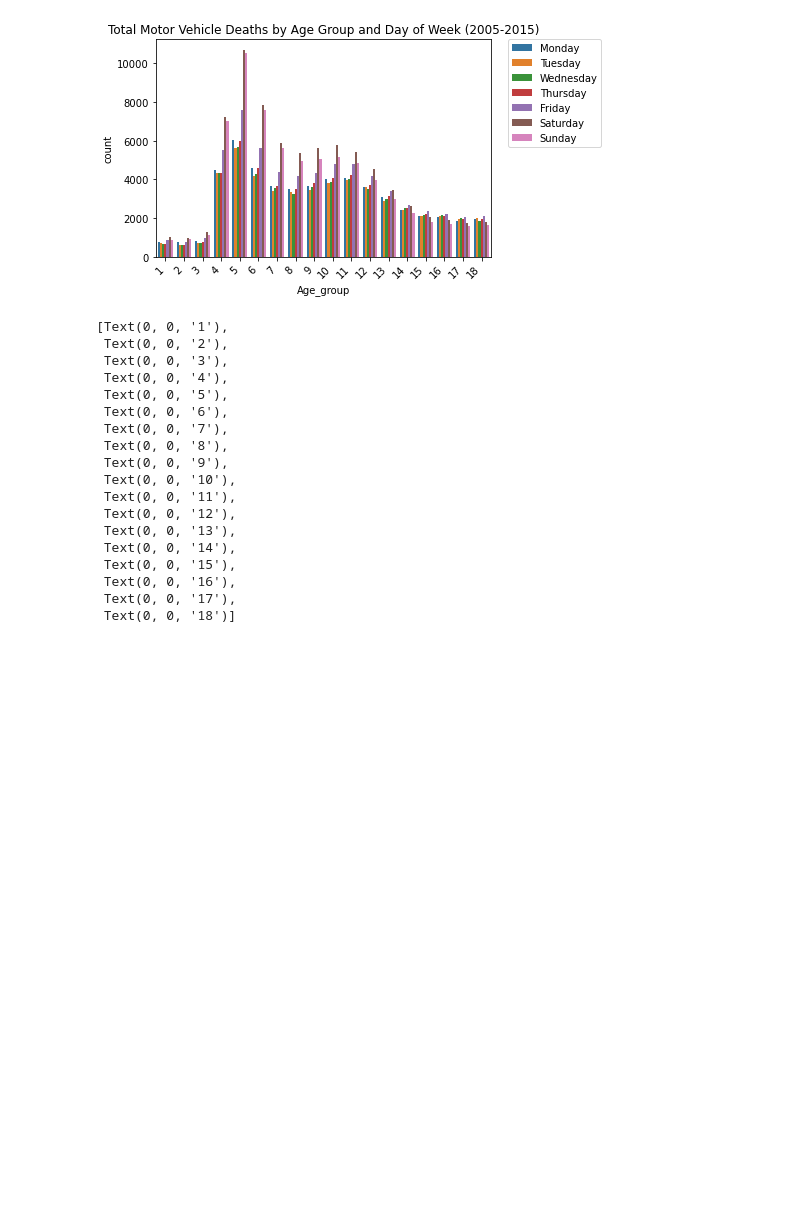
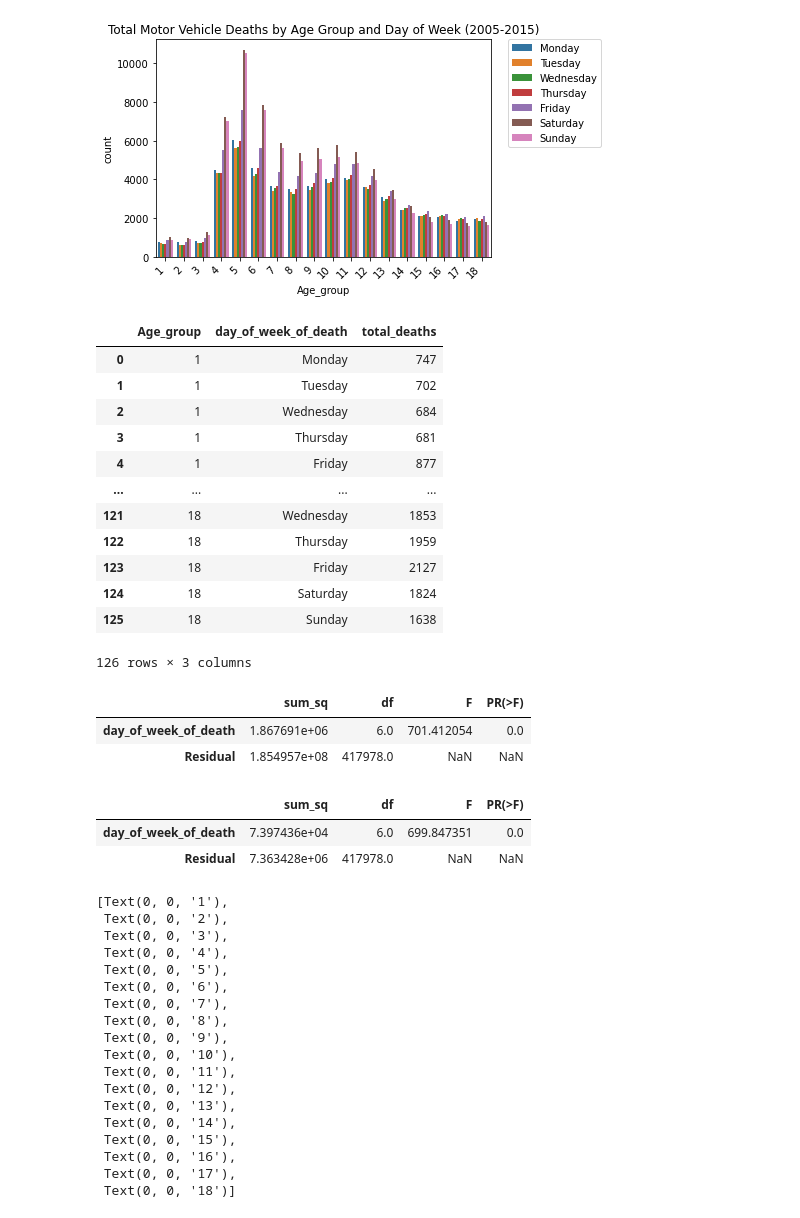
Before and after one commit to MimiBebe/Project-1Team3, a Jupyter notebook: Barbara.ipynb, the cells around one changed output. Drawn from its saved outputs; the diff is of its cells as text; code cells hidden in the pictures; blank space fills up the shorter version.

```diff
--- a/Barbara.ipynb
+++ b/Barbara.ipynb
@@ -533,0 +527,34 @@ ax.set_xticklabels(ax.get_xticklabels(), rotation=45, horizontalalignment='right
+# %%
+total_deaths_by_Age_group_and_weekday = finalDf.groupby(['Age_group', 'day_of_week_of_death']).size().reset_index(name='total_deaths').dropna()
+#total_deaths_by_Age_group_and_weekday.dtypes
+total_deaths_by_Age_group_and_weekday
+# %% [output]
+|  | Age_group | day_of_week_of_death | total_deaths |
+| 0 | 1 | Monday | 747 |
+| 1 | 1 | Tuesday | 702 |
+| 2 | 1 | Wednesday | 684 |
+| 3 | 1 | Thursday | 681 |
+| 4 | 1 | Friday | 877 |
+| ... | ... | ... | ... |
+| 121 | 18 | Wednesday | 1853 |
+| 122 | 18 | Thursday | 1959 |
+| 123 | 18 | Friday | 2127 |
+| 124 | 18 | Saturday | 1824 |
+| 125 | 18 | Sunday | 1638 |
+126 rows × 3 columns
+# %%
+anova = ols('detail_age ~ day_of_week_of_death', data=finalDf_with_census).fit()
+table = sm.stats.anova_lm(anova, typ=2)
+table
+# %% [output]
+|  | sum_sq | df | F | PR(>F) |
+| day_of_week_of_death | 1.867691e+06 | 6.0 | 701.412054 | 0.0 |
+| Residual | 1.854957e+08 | 417978.0 | NaN | NaN |
+# %%
+anova = ols('Age_group ~ day_of_week_of_death', data=finalDf_with_census).fit()
+table = sm.stats.anova_lm(anova, typ=2)
+table
+# %% [output]
+|  | sum_sq | df | F | PR(>F) |
+| day_of_week_of_death | 7.397436e+04 | 6.0 | 699.847351 | 0.0 |
+| Residual | 7.363428e+06 | 417978.0 | NaN | NaN |
```
Also changed, not shown: parts of 4 cells of this notebook.
